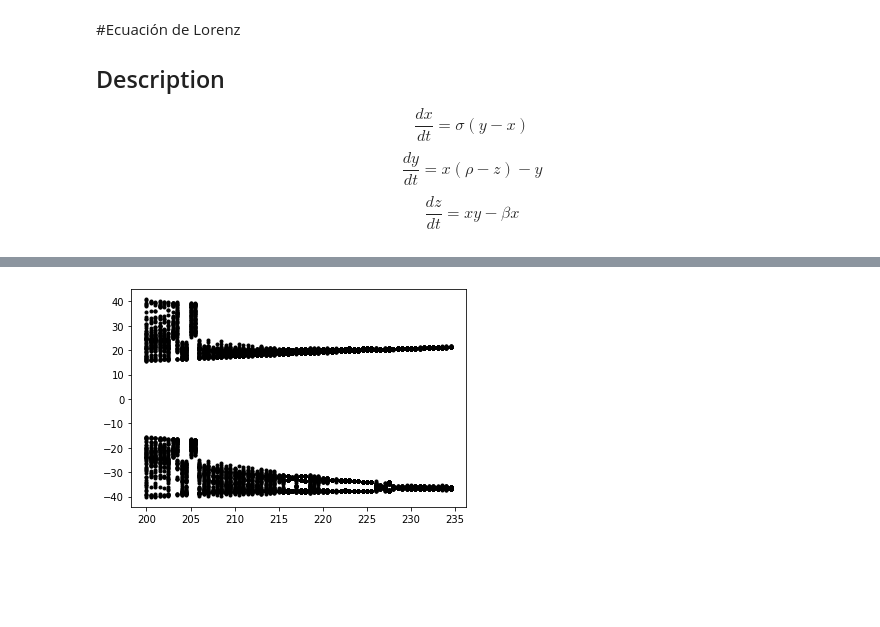
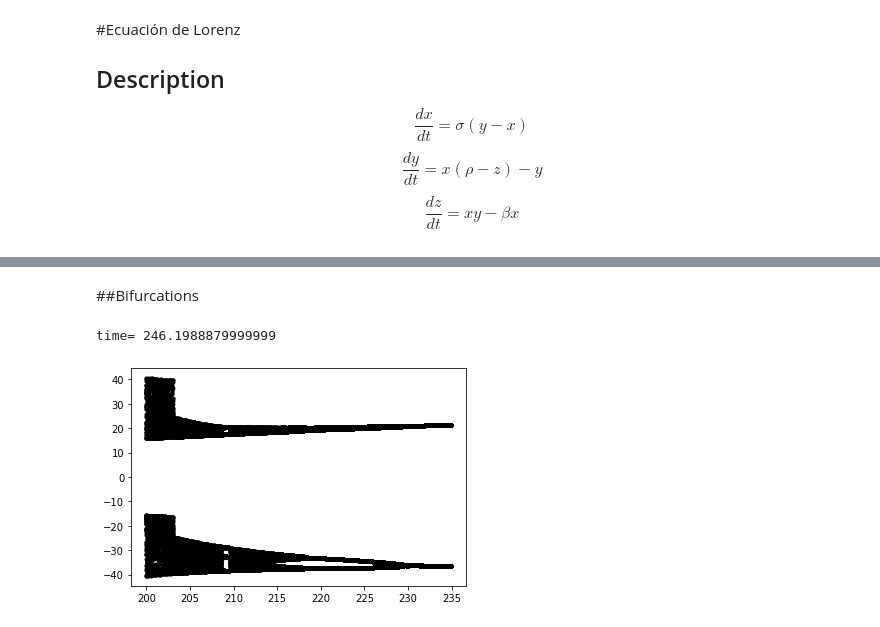
Before and after one commit to MarioBolanos/Lorenz_System, a Jupyter notebook: Lorenz_Bifurcations.ipynb, the cells around one changed output, grey strips where cells are left out. Drawn from its saved outputs; the diff is of its cells as text; code cells hidden in the pictures; blank space fills up the shorter version.

```diff
--- a/Lorenz_Bifurcations.ipynb
+++ b/Lorenz_Bifurcations.ipynb
@@ -8,3 +8,22 @@
 $$ \frac{dx}{dt}=\sigma(y-x) $$
 $$ \frac{dy}{dt}=x(\rho-z)-y $$
 $$ \frac{dz}{dt}=xy-\beta x $$
+# %%
+import numpy as np
+import sympy as sp
+import matplotlib.pyplot as plt
+from scipy.integrate import solve_ivp
+
+def lorenz (t,y,sigma,rho,beta):
+  return [sigma*(y[1]-y[0]),y[0]*(rho-y[2])-y[1],y[0]*y[1]-beta*y[2]]
+
+a,b=0,50
+t= np.linspace(a,b,10000)
+y0=[0.1,0.1,0.1]
+
+sol=solve_ivp(lorenz,[a,b],y0,args=(10,230,8/3),t_eval=t)
+
+ax = plt.axes(projection='3d')
+ax.plot3D(sol.y[0], sol.y[1], sol.y[2])
+#ax.scatter3D(,"o",color="black")
+plt.show()
@@ -11,32 +32,46 @@ $$ \frac{dz}{dt}=xy-\beta x $$
+# %% [markdown]
+##Bifurcations
 # %%
 import numpy as np
 import sympy as sp
 import matplotlib.pyplot as plt
 from scipy.integrate import solve_ivp
+import time
 
 
 def lorenz (t,y,sigma,rho,beta):
   return [sigma*(y[1]-y[0]),y[0]*(rho-y[2])-y[1],y[0]*y[1]-beta*y[2]]
 
 def event_lorenz (t,y,sigma,rho,beta):
   return y[0]+y[1]
+# event_lorenz.terminal=True
+event_lorenz.direction=0
 
 a,b=0,50
 t= np.linspace(a,b,10000)
-y0=[1,1,1]
-for r in np.arange(200,235,0.5):
-  sol=solve_ivp(lorenz,[a,b],y0,args=(10,r,8/3),t_eval=t,events=event_lorenz)
+y0=[0.1,0.1,0.1]
+tic=time.clock()
+for r in np.arange(200,235,0.1):
+  sol=solve_ivp(lorenz,[a,b],y0,args=(10,r,8/3),t_eval=t,events=event_lorenz,rtol=1e-4,atol=1e-7)
   k=sol.y_events[0]
   #print(sol.y[:,-1])
   #print(len(sol.t_events[0]))
   for i in range(len(sol.t_events[0])):
     if sol.t_events[0][i]>20:
       plt.plot(r,sol.y_events[0][i,1],".",color="black")
   y0=sol.y[:,-1]
-
+toc=time.clock()
+print("time=",toc-tic)
+#print(sol.y_events[0])
 # ax = plt.axes(projection='3d')
 # ax.plot3D(sol.y[0], sol.y[1], sol.y[2])
 # ax.scatter3D(k[-3:-1,0],k[-3:-1,1],k[-3:-1,2],"o",color="black")
 # plt.show()
+
+
+# plt.xlabel('$\rho$')
+# plt.ylabel('$x(t)$')
+# plt.grid();
 # %% [output]
+time= 246.1988879999999
-[figure, old version]
+[figure, new version]
```
Also changed, not shown: parts of 2 cells of this notebook.
